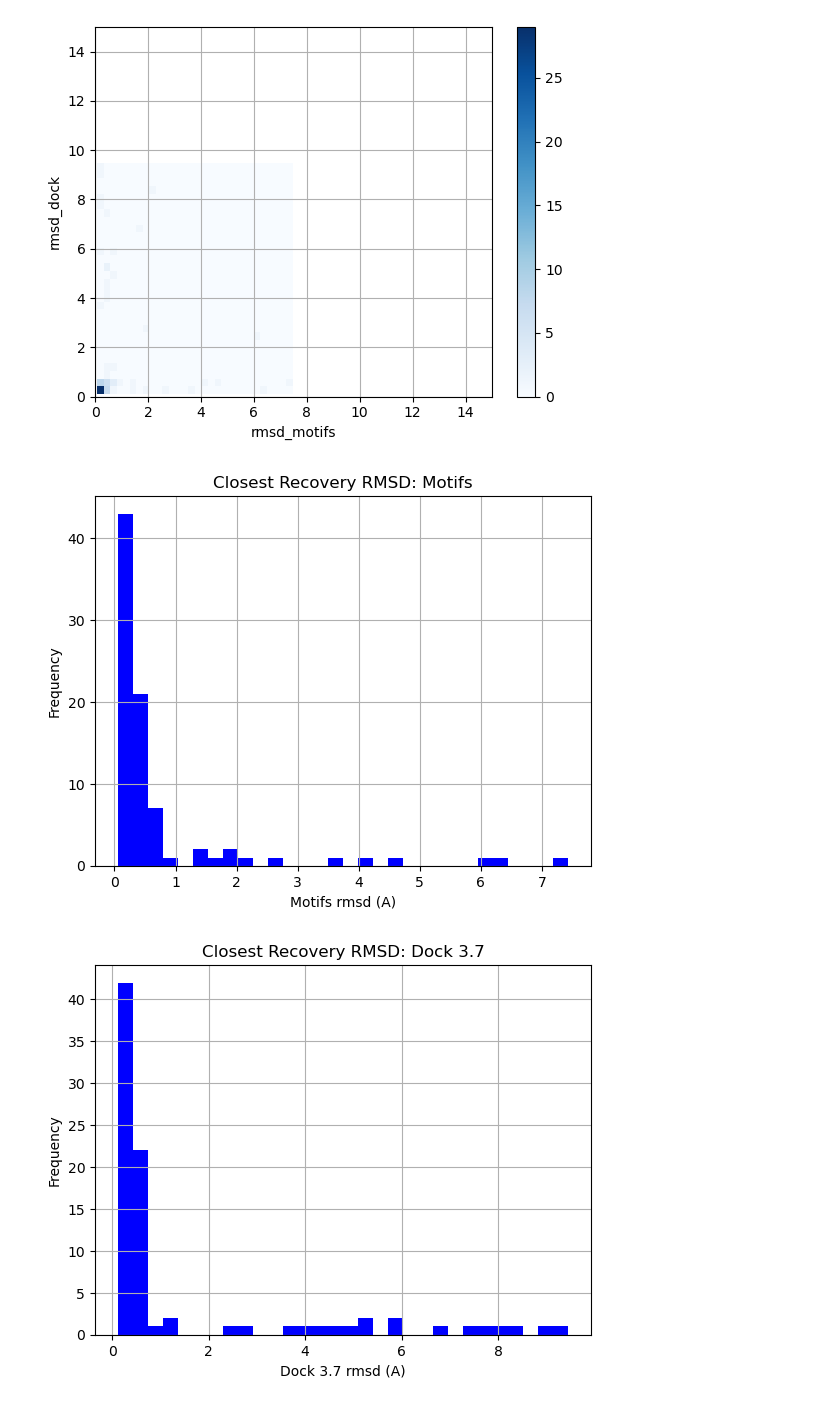
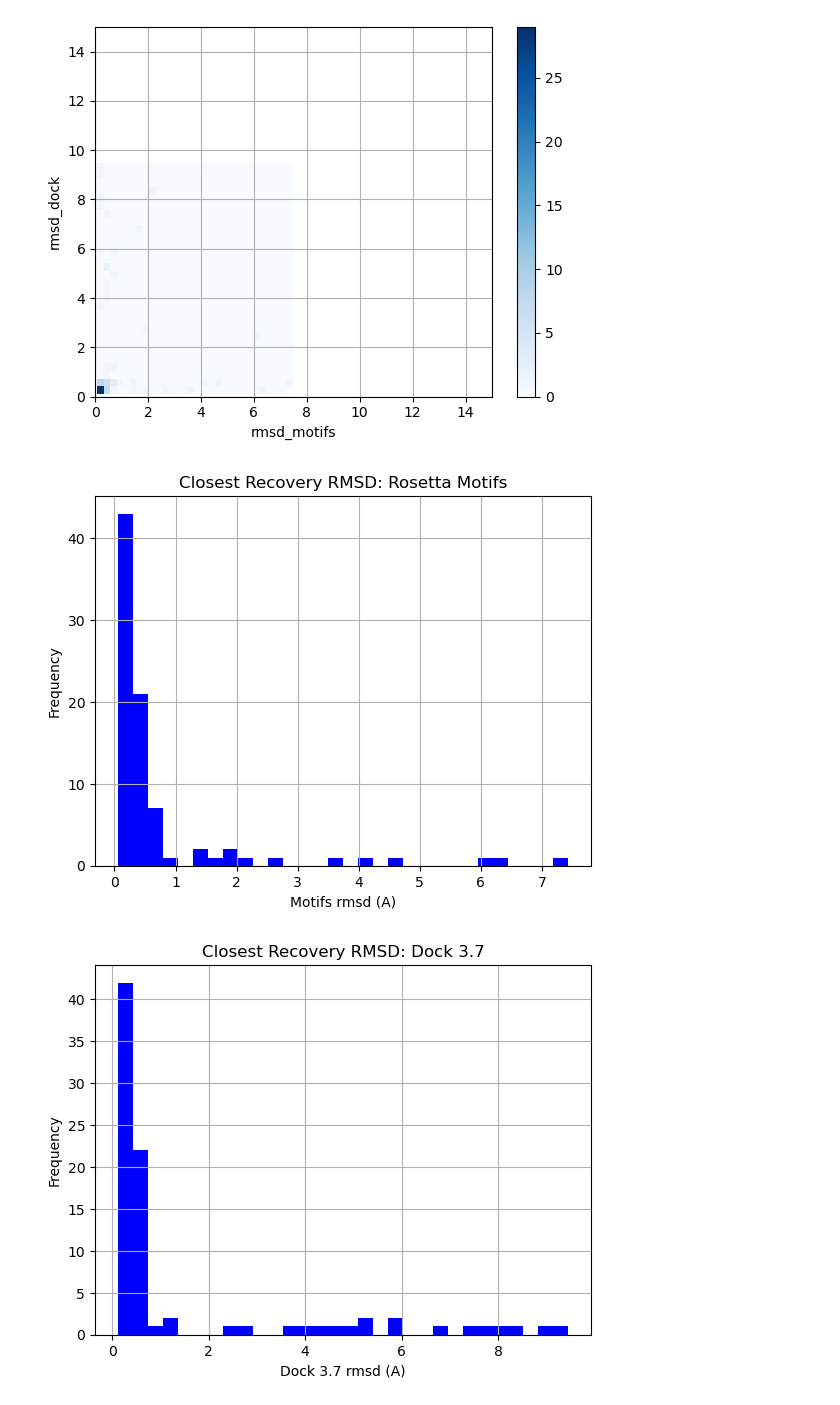
Before and after one commit to toadlover/thyme_lab_internship_2024, a Jupyter notebook: jupyter_notebooks/Dock_3_7_vs_Rosetta.ipynb, the cells around one changed output. Cells and saved outputs as stored; diff of their text form; code cells hidden in the pictures.

```diff
--- a/jupyter_notebooks/Dock_3_7_vs_Rosetta.ipynb
+++ b/jupyter_notebooks/Dock_3_7_vs_Rosetta.ipynb
@@ -193,20 +193,20 @@ plt.show()
 # %%
 #create heatmap of Motifs closest recovery RMSDs
 
 #extract motifs rmsds
 x = merged_df['rmsd_motifs']
 #set labels and title
 plt.xlabel('Motifs rmsd (A)')
 plt.ylabel('Frequency')
-plt.title('Closest Recovery RMSD: Motifs')
+plt.title('Closest Recovery RMSD: Rosetta Motifs')
 #create 30 bin 1D hsitogram
 plt.hist(x, bins=30, color='blue')
 #set grid
 plt.grid(True)
 #show plot
 plt.show()
 # %% [output]
-[figure, old version]
+[figure, new version]
 # %%
 #create heatmap of Schrodinger closest recovery RMSDs
 
```
Also changed, not shown: parts of 2 cells of this notebook, 2 other files.
